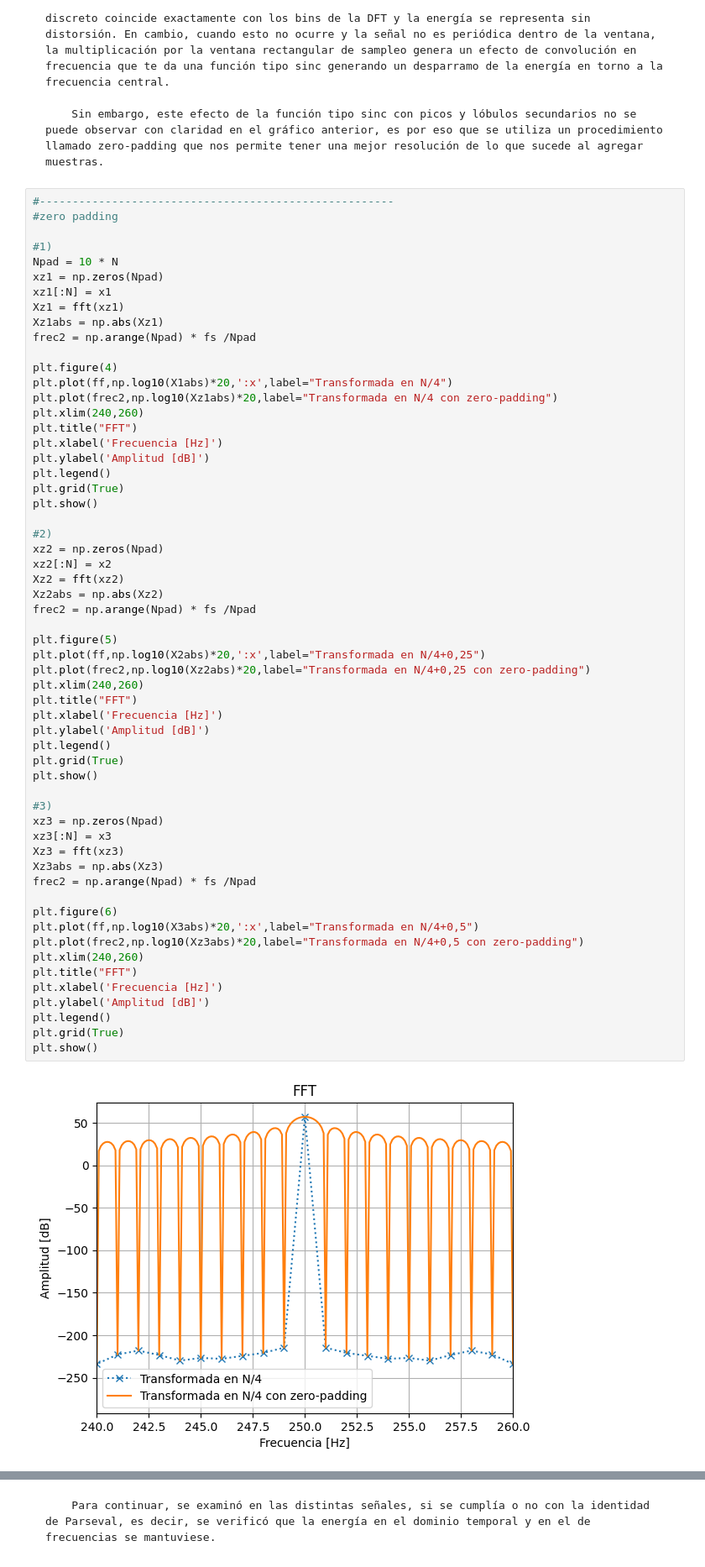
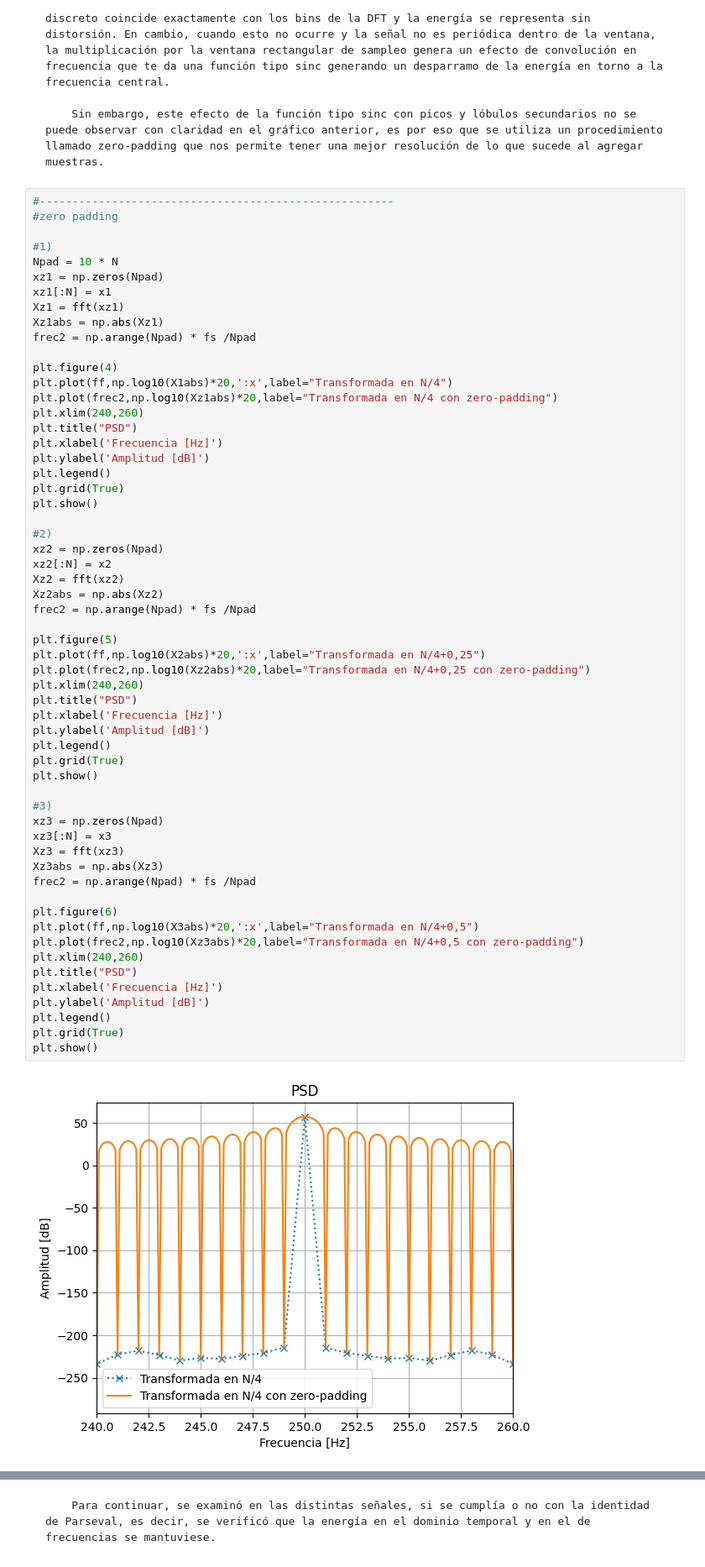
Before and after one commit to guadacura/aps-guada, a Jupyter notebook: TS3-Cura_Guadalupe.ipynb, the cells around one changed output, grey strips where cells are left out. Shown at 84% size. Drawn from its saved outputs; the diff is of its cells as text.

```diff
--- a/TS3-Cura_Guadalupe.ipynb
+++ b/TS3-Cura_Guadalupe.ipynb
@@ -147,7 +147,7 @@ plt.figure(4)
 plt.plot(ff,np.log10(X1abs)*20,':x',label="Transformada en N/4")
 plt.plot(frec2,np.log10(Xz1abs)*20,label="Transformada en N/4 con zero-padding")
 plt.xlim(240,260)
-plt.title("FFT")
+plt.title("PSD")
 plt.xlabel('Frecuencia [Hz]')
 plt.ylabel('Amplitud [dB]')
 plt.legend()
@@ -161,33 +161,33 @@ Xz2 = fft(xz2)
 Xz2abs = np.abs(Xz2)
 frec2 = np.arange(Npad) * fs /Npad
 
 plt.figure(5)
 plt.plot(ff,np.log10(X2abs)*20,':x',label="Transformada en N/4+0,25")
 plt.plot(frec2,np.log10(Xz2abs)*20,label="Transformada en N/4+0,25 con zero-padding")
 plt.xlim(240,260)
-plt.title("FFT")
+plt.title("PSD")
 plt.xlabel('Frecuencia [Hz]')
 plt.ylabel('Amplitud [dB]')
 plt.legend()
 plt.grid(True)
 plt.show()
 
 #3)
 xz3 = np.zeros(Npad)
 xz3[:N] = x3
 Xz3 = fft(xz3)
 Xz3abs = np.abs(Xz3)
 frec2 = np.arange(Npad) * fs /Npad
 
 plt.figure(6)
 plt.plot(ff,np.log10(X3abs)*20,':x',label="Transformada en N/4+0,5")
 plt.plot(frec2,np.log10(Xz3abs)*20,label="Transformada en N/4+0,5 con zero-padding")
 plt.xlim(240,260)
-plt.title("FFT")
+plt.title("PSD")
 plt.xlabel('Frecuencia [Hz]')
 plt.ylabel('Amplitud [dB]')
 plt.legend()
 plt.grid(True)
 plt.show()
 # %% [output]
-[figure, old version]
+[figure, new version]
```
Also changed, not shown: parts of 2 cells of this notebook, 25 other files.
